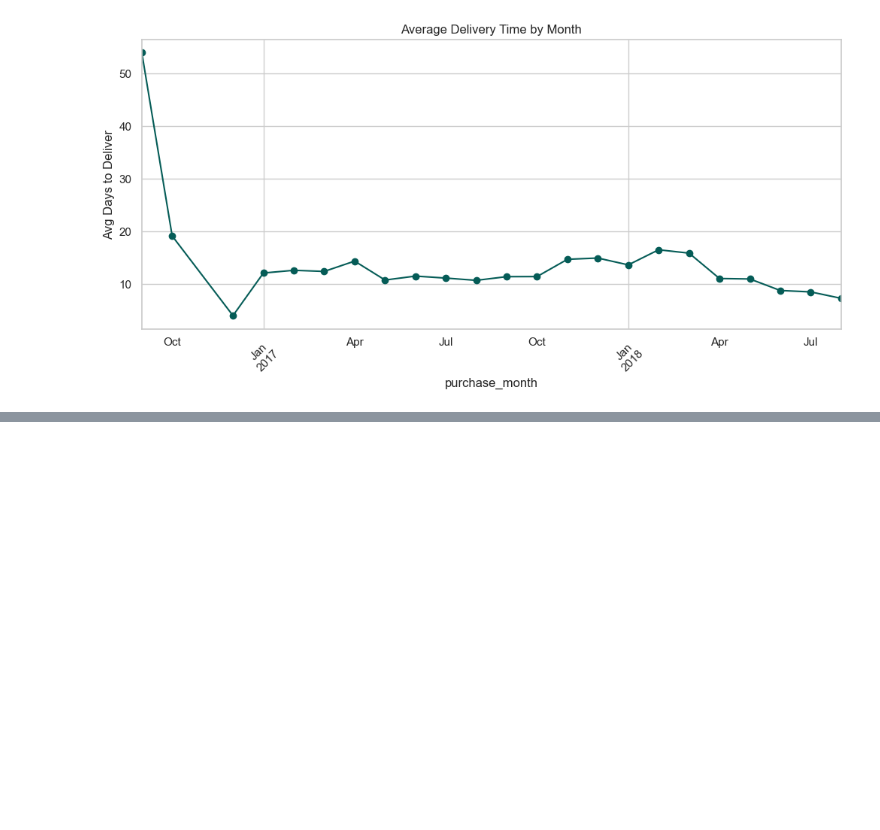
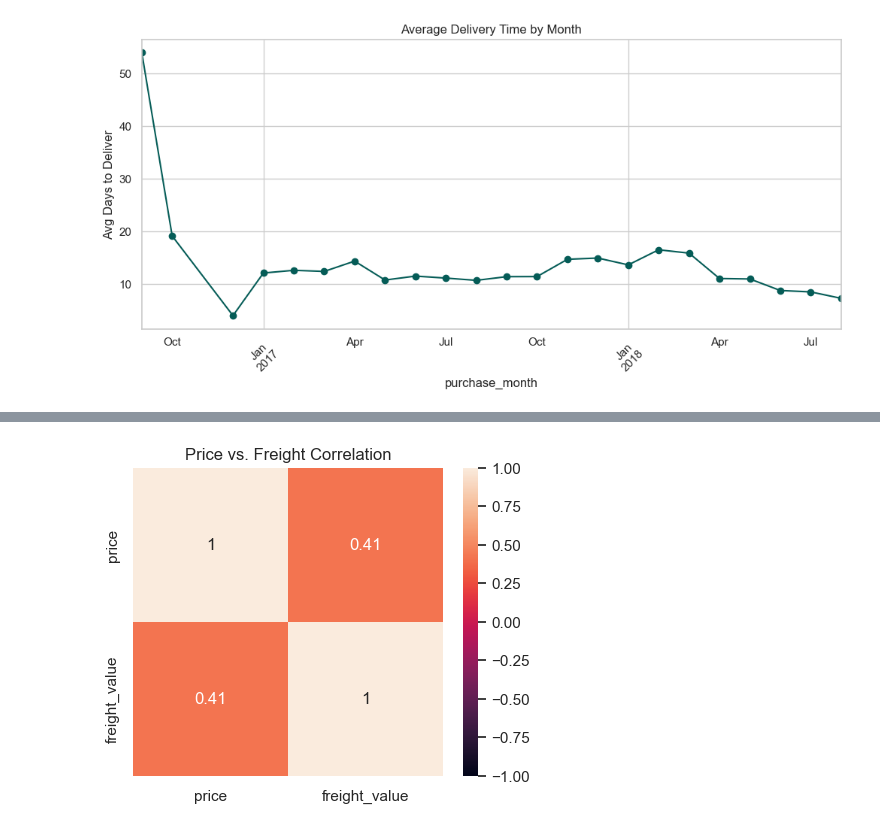
Before and after one commit to AliyarBhos/data-science-journey, a Jupyter notebook: 03_exploratory_data_analysis_and_visualization/olist_eda.ipynb, the cells around one changed output, grey strips where cells are left out. Drawn from its saved outputs; the diff is of its cells as text; code cells hidden in the pictures; blank space fills up the shorter version.

```diff
--- a/03_exploratory_data_analysis_and_visualization/olist_eda.ipynb
+++ b/03_exploratory_data_analysis_and_visualization/olist_eda.ipynb
@@ -210,0 +227,12 @@ plt.show()
+# %%
+order_items_products = order_items.merge(products[["product_id", "product_category_name"]],on="product_id", how="left")
+
+numeric_cols = order_items_products[["price", "freight_value"]]
+corr = numeric_cols.corr()
+
+fig, ax = plt.subplots(figsize=(5, 4))
+sns.heatmap(corr, annot=True, vmin=-1, vmax=1, ax=ax)
+ax.set_title("Price vs. Freight Correlation")
+plt.show()
+# %% [output]
+[figure, added]
```
Also changed, not shown: parts of 2 cells of this notebook.
